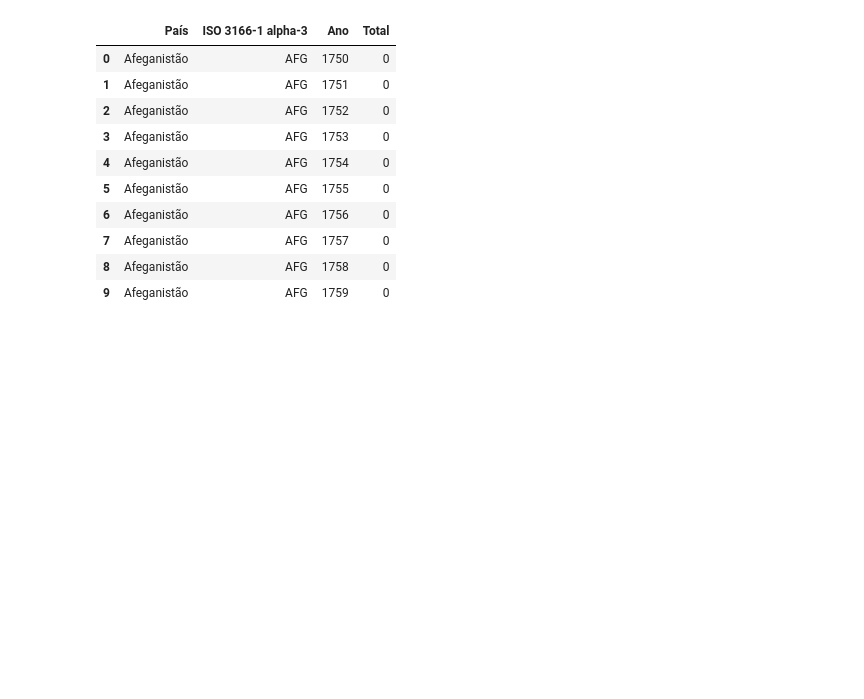
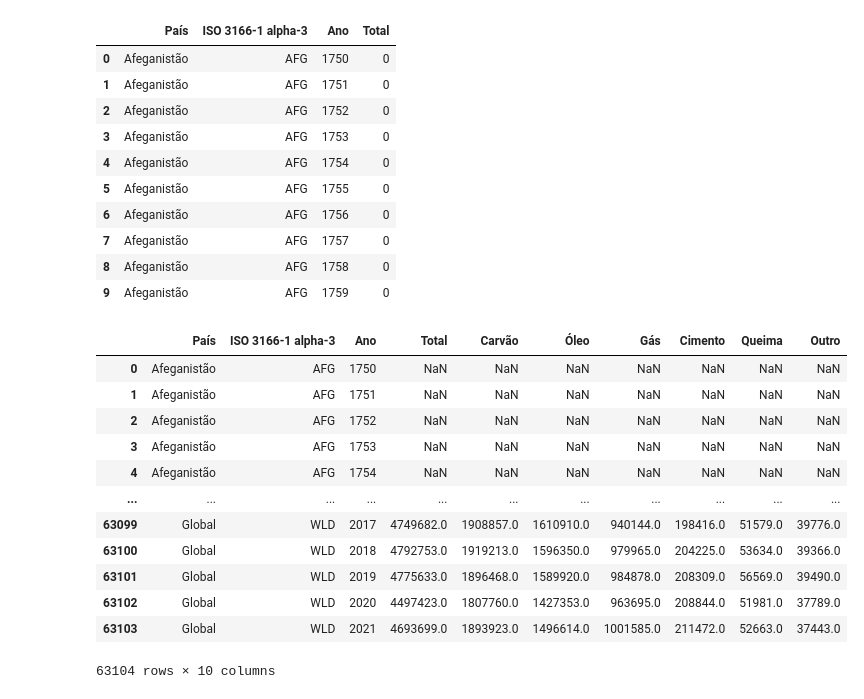
Before and after one commit to Eduardo-Alg/Pandas-I-O---Diferentes-formatos-de-arquivos, a Jupyter notebook: Lendo_arquivos_excel.ipynb, the cells around one changed output. Cells and saved outputs as stored; diff of their text form; code cells hidden in the pictures; blank space fills up the shorter version.

Commit message:
Finalizando módulo de manipulação .xlsx

```diff
--- a/Lendo_arquivos_excel.ipynb
+++ b/Lendo_arquivos_excel.ipynb
@@ -90,0 +96,19 @@ intervalo_2
+# %%
+# Lendo arquivo .xlsx por caminho
+pd.read_excel('/content/co2_percapita.xlsx')
+          # |-------------------------------|
+          #      Caminho do arquivo .xlsx
+# %% [output]
+|  | País | ISO 3166-1 alpha-3 | Ano | Total | Carvão | Óleo | Gás | Cimento | Queima | Outro |
+| 0 | Afeganistão | AFG | 1750 | NaN | NaN | NaN | NaN | NaN | NaN | NaN |
+| 1 | Afeganistão | AFG | 1751 | NaN | NaN | NaN | NaN | NaN | NaN | NaN |
+| 2 | Afeganistão | AFG | 1752 | NaN | NaN | NaN | NaN | NaN | NaN | NaN |
+| 3 | Afeganistão | AFG | 1753 | NaN | NaN | NaN | NaN | NaN | NaN | NaN |
+| 4 | Afeganistão | AFG | 1754 | NaN | NaN | NaN | NaN | NaN | NaN | NaN |
+| ... | ... | ... | ... | ... | ... | ... | ... | ... | ... | ... |
+| 63099 | Global | WLD | 2017 | 4749682.0 | 1908857.0 | 1610910.0 | 940144.0 | 198416.0 | 51579.0 | 39776.0 |
+| 63100 | Global | WLD | 2018 | 4792753.0 | 1919213.0 | 1596350.0 | 979965.0 | 204225.0 | 53634.0 | 39366.0 |
+| 63101 | Global | WLD | 2019 | 4775633.0 | 1896468.0 | 1589920.0 | 984878.0 | 208309.0 | 56569.0 | 39490.0 |
+| 63102 | Global | WLD | 2020 | 4497423.0 | 1807760.0 | 1427353.0 | 963695.0 | 208844.0 | 51981.0 | 37789.0 |
+| 63103 | Global | WLD | 2021 | 4693699.0 | 1893923.0 | 1496614.0 | 1001585.0 | 211472.0 | 52663.0 | 37443.0 |
+63104 rows × 10 columns
```
Also changed, not shown: parts of 12 cells of this notebook.
